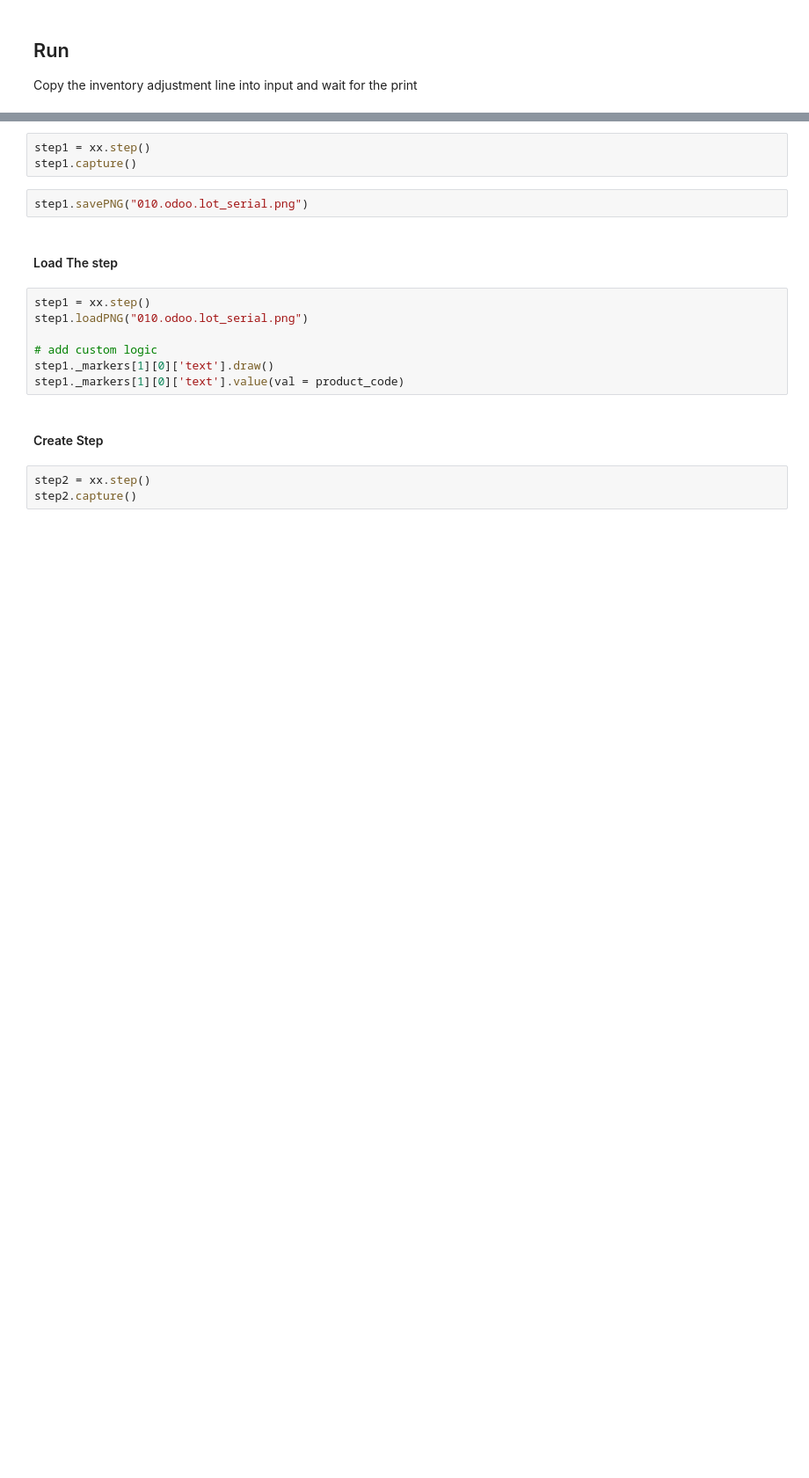
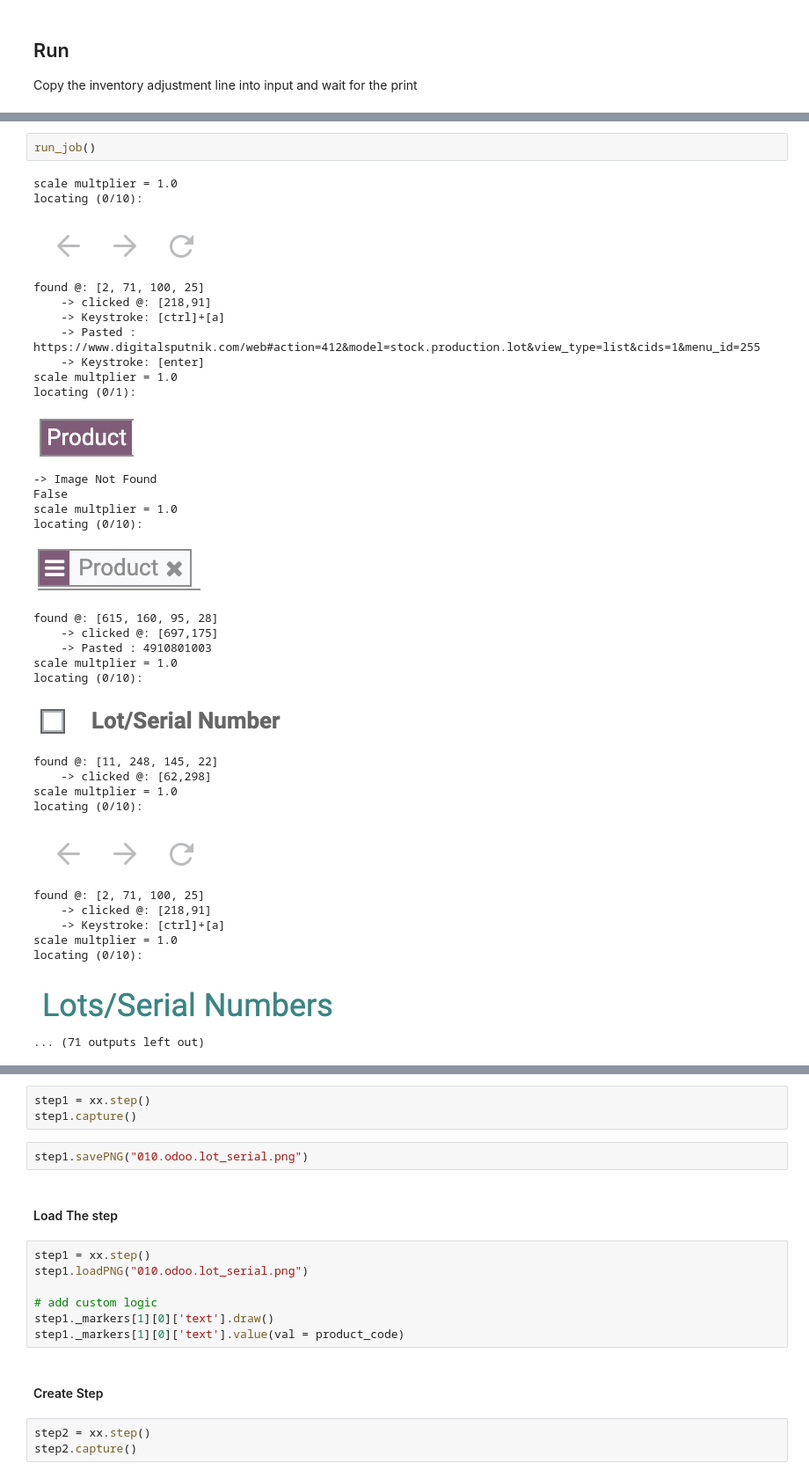
Before and after one commit to digitalsputnik/Monet, a Jupyter notebook: PrintProductContainerLabel.ipynb, the cells around one changed output, grey strips where cells are left out. Shown at 88% size. Cells and saved outputs as stored; diff of their text form; blank space fills up the shorter version.

```diff
--- a/PrintProductContainerLabel.ipynb
+++ b/PrintProductContainerLabel.ipynb
@@ -349,0 +125,37 @@ Text(value='04', description='text')
+# %%
+run_job()
+# %% [output]
+scale multplier = 1.0
+locating (0/10):
+[figure, added]
+found @: [2, 71, 100, 25]
+    -> clicked @: [218,91]
+    -> Keystroke: [ctrl]+[a]
+    -> Pasted : https://www.digitalsputnik.com/web#action=412&model=stock.production.lot&view_type=list&cids=1&menu_id=255
+    -> Keystroke: [enter]
+scale multplier = 1.0
+locating (0/1):
+[figure, added]
+-> Image Not Found
+False
+scale multplier = 1.0
+locating (0/10):
+[figure, added]
+found @: [615, 160, 95, 28]
+    -> clicked @: [697,175]
+    -> Pasted : 4910801003
+scale multplier = 1.0
+locating (0/10):
+[figure, added]
+found @: [11, 248, 145, 22]
+    -> clicked @: [62,298]
+scale multplier = 1.0
+locating (0/10):
+[figure, added]
+found @: [2, 71, 100, 25]
+    -> clicked @: [218,91]
+    -> Keystroke: [ctrl]+[a]
+scale multplier = 1.0
+locating (0/10):
+[figure, added]
+... (71 outputs left out)
```
Also changed, not shown: parts of 7 cells of this notebook, 39 other files.
